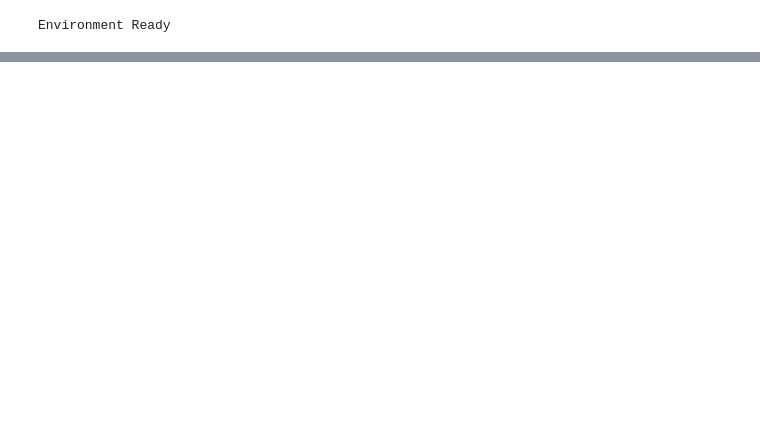
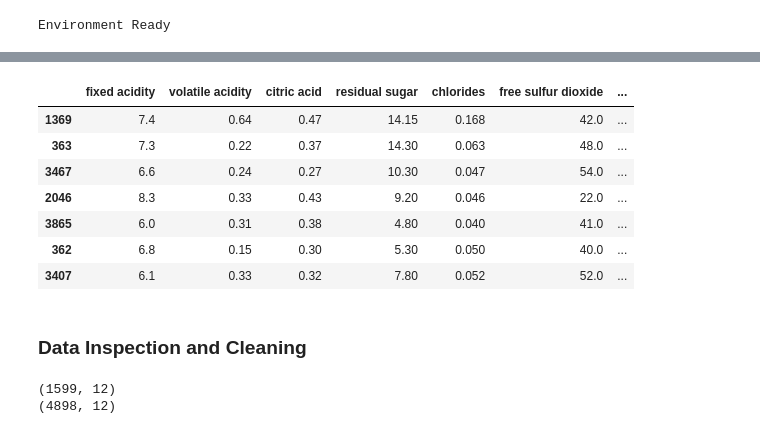
Before and after one commit to Shehzaad-S/ai-programming-foundations-project, a Jupyter notebook: notebooks/data_workflow.ipynb, the cells around one changed output, grey strips where cells are left out. Cells and saved outputs as stored; diff of their text form; code cells hidden in the pictures; blank space fills up the shorter version.

```diff
--- a/notebooks/data_workflow.ipynb
+++ b/notebooks/data_workflow.ipynb
@@ -26,0 +36,20 @@ FileNotFoundError: [Errno 2] No such file or directory: 'data/winequality-red.cs
+# %%
+df_white = pd.read_csv("../data/winequality-white.csv", sep=";")
+df_white.sample(7)
+# %% [output]
+|  | fixed acidity | volatile acidity | citric acid | residual sugar | chlorides | free sulfur dioxide | ... |
+| 1369 | 7.4 | 0.64 | 0.47 | 14.15 | 0.168 | 42.0 | ... |
+| 363 | 7.3 | 0.22 | 0.37 | 14.30 | 0.063 | 48.0 | ... |
+| 3467 | 6.6 | 0.24 | 0.27 | 10.30 | 0.047 | 54.0 | ... |
+| 2046 | 8.3 | 0.33 | 0.43 | 9.20 | 0.046 | 22.0 | ... |
+| 3865 | 6.0 | 0.31 | 0.38 | 4.80 | 0.040 | 41.0 | ... |
+| 362 | 6.8 | 0.15 | 0.30 | 5.30 | 0.050 | 40.0 | ... |
+| 3407 | 6.1 | 0.33 | 0.32 | 7.80 | 0.052 | 52.0 | ... |
+# %% [markdown]
+### Data Inspection and Cleaning
+# %%
+print(df_red.shape)
+print(df_white.shape)
+# %% [output]
+(1599, 12)
+(4898, 12)
```
Also changed, not shown: parts of 22 cells of this notebook.
